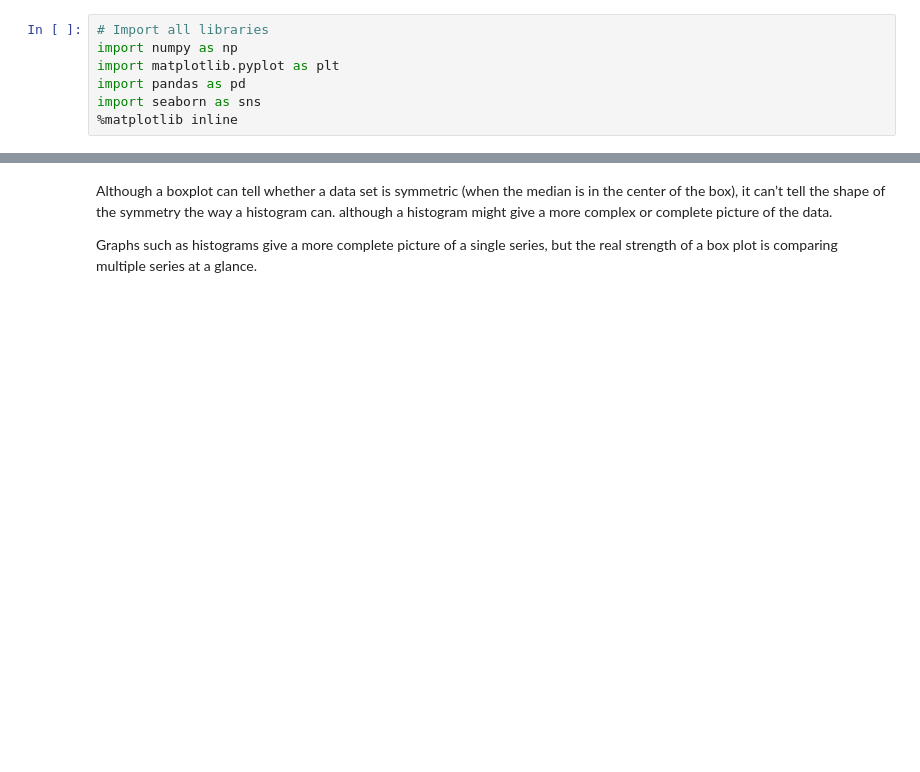
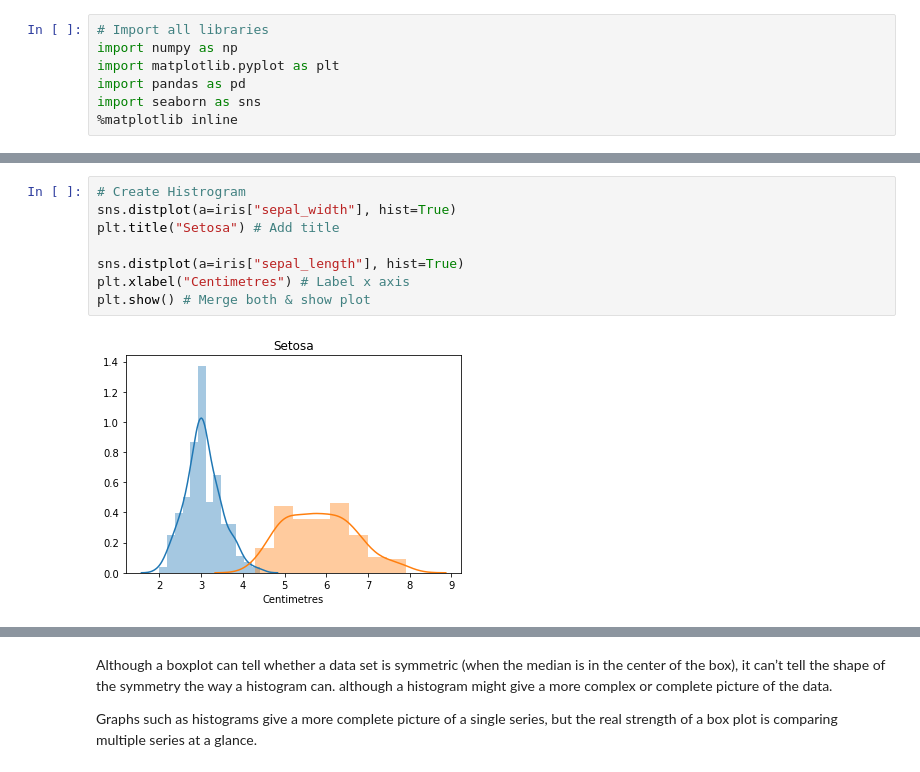
Before and after one commit to simonava5/FundamentalsProject, a Jupyter notebook: BoxPlots.ipynb, the cells around one changed output, grey strips where cells are left out. Drawn from its saved outputs; the diff is of its cells as text; blank space fills up the shorter version.

```diff
--- a/BoxPlots.ipynb
+++ b/BoxPlots.ipynb
@@ -214,0 +166,10 @@ plt.show()
+# %%
+# Create Histrogram
+sns.distplot(a=iris["sepal_width"], hist=True)
+plt.title("Setosa") # Add title
+
+sns.distplot(a=iris["sepal_length"], hist=True)
+plt.xlabel("Centimetres") # Label x axis
+plt.show() # Merge both & show plot
+# %% [output]
+[figure, added]
```
Also changed, not shown: parts of 13 cells of this notebook.
